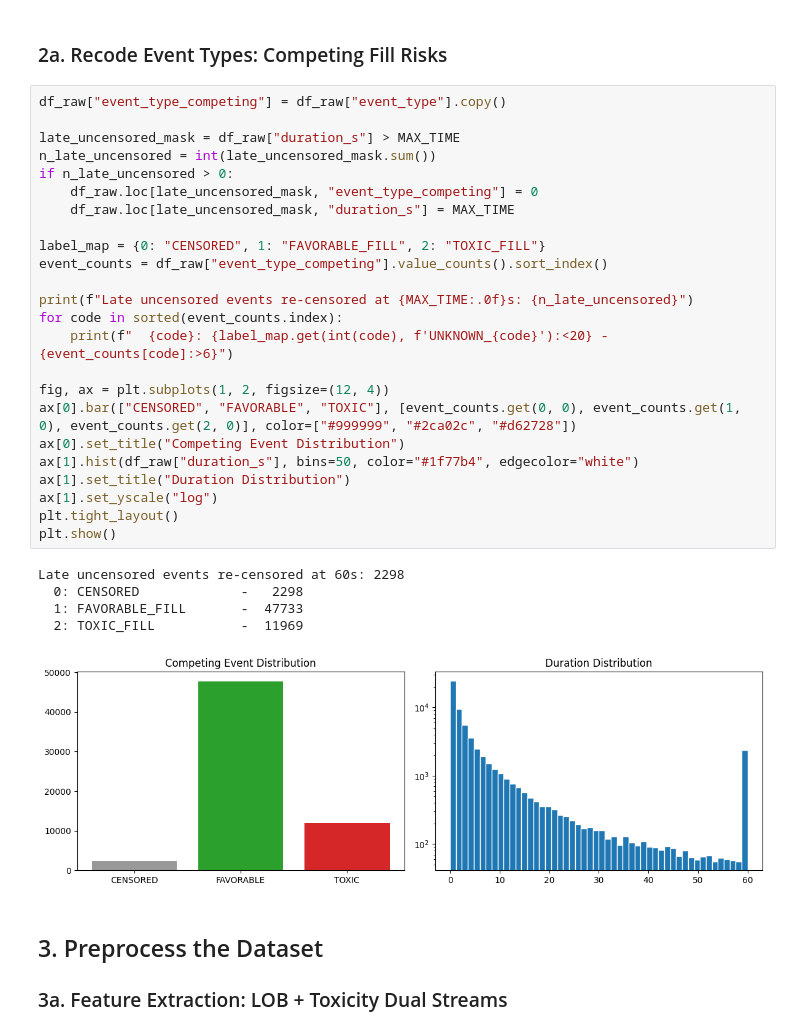
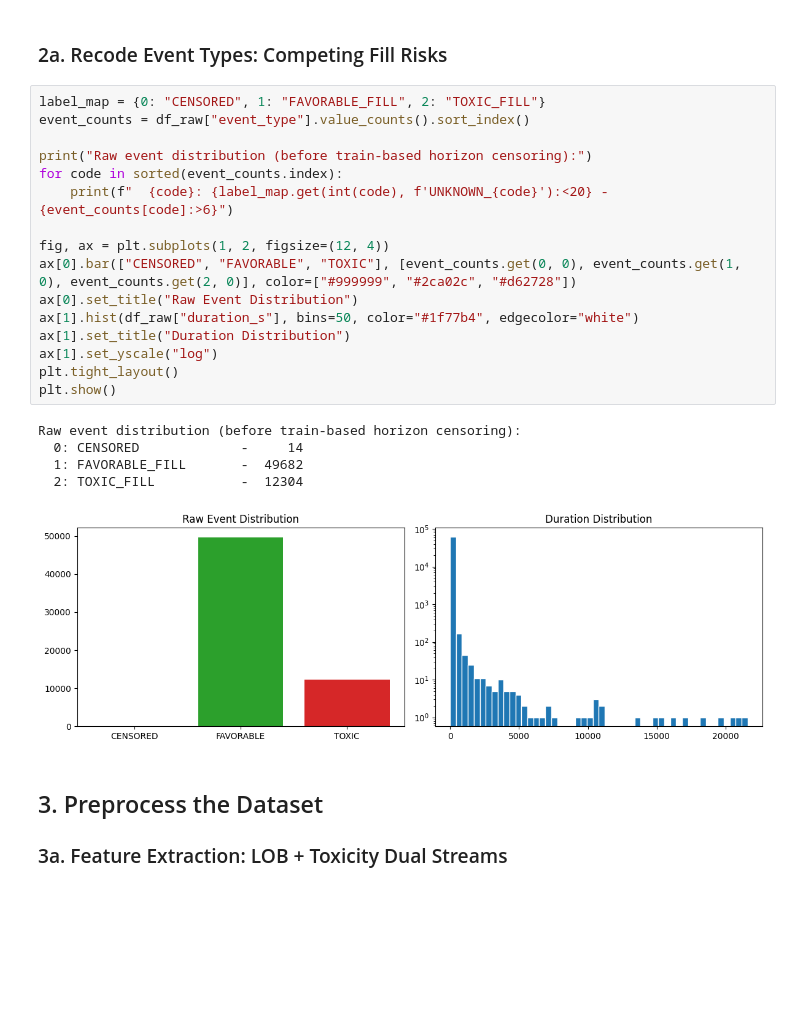
Before and after one commit to angus4718/lob-deep-survival-analysis, a Jupyter notebook: notebooks/baseline_models/standardized_static_deephit.ipynb, the cells around one changed output. Drawn from its saved outputs; the diff is of its cells as text; blank space fills up the shorter version.

```diff
--- a/notebooks/baseline_models/standardized_static_deephit.ipynb
+++ b/notebooks/baseline_models/standardized_static_deephit.ipynb
@@ -451,35 +291,27 @@ Columns: ['entry_time', 'duration_s', 'event_type', 'side', 'toxicity_representa
 # %% [markdown]
 ### 2a. Recode Event Types: Competing Fill Risks
 # %%
-df_raw["event_type_competing"] = df_raw["event_type"].copy()
+label_map = {0: "CENSORED", 1: "FAVORABLE_FILL", 2: "TOXIC_FILL"}
+event_counts = df_raw["event_type"].value_counts().sort_index()
 
-late_uncensored_mask = df_raw["duration_s"] > MAX_TIME
-n_late_uncensored = int(late_uncensored_mask.sum())
-if n_late_uncensored > 0:
-    df_raw.loc[late_uncensored_mask, "event_type_competing"] = 0
-    df_raw.loc[late_uncensored_mask, "duration_s"] = MAX_TIME
-
-label_map = {0: "CENSORED", 1: "FAVORABLE_FILL", 2: "TOXIC_FILL"}
-event_counts = df_raw["event_type_competing"].value_counts().sort_index()
-
-print(f"Late uncensored events re-censored at {MAX_TIME:.0f}s: {n_late_uncensored}")
+print("Raw event distribution (before train-based horizon censoring):")
 for code in sorted(event_counts.index):
     print(f"  {code}: {label_map.get(int(code), f'UNKNOWN_{code}'):<20} - {event_counts[code]:>6}")
 
 fig, ax = plt.subplots(1, 2, figsize=(12, 4))
 ax[0].bar(["CENSORED", "FAVORABLE", "TOXIC"], [event_counts.get(0, 0), event_counts.get(1, 0), event_counts.get(2, 0)], color=["#999999", "#2ca02c", "#d62728"])
-ax[0].set_title("Competing Event Distribution")
+ax[0].set_title("Raw Event Distribution")
 ax[1].hist(df_raw["duration_s"], bins=50, color="#1f77b4", edgecolor="white")
 ax[1].set_title("Duration Distribution")
 ax[1].set_yscale("log")
 plt.tight_layout()
 plt.show()
 # %% [output]
-Late uncensored events re-censored at 60s: 2298
-  0: CENSORED             -   2298
-  1: FAVORABLE_FILL       -  47733
-  2: TOXIC_FILL           -  11969
+Raw event distribution (before train-based horizon censoring):
+  0: CENSORED             -     14
+  1: FAVORABLE_FILL       -  49682
+  2: TOXIC_FILL           -  12304
-[figure, old version]
+[figure, new version]
 # %% [markdown]
 ## 3. Preprocess the Dataset
 ### 3a. Feature Extraction: LOB + Toxicity Dual Streams
```
Also changed, not shown: parts of 18 cells of this notebook, 12 other files.
